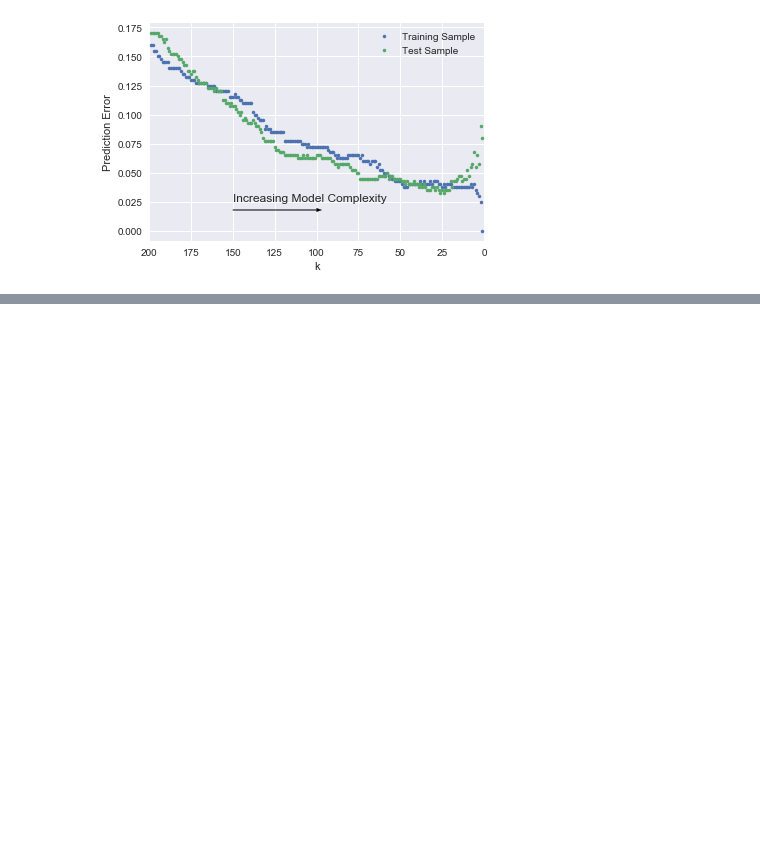
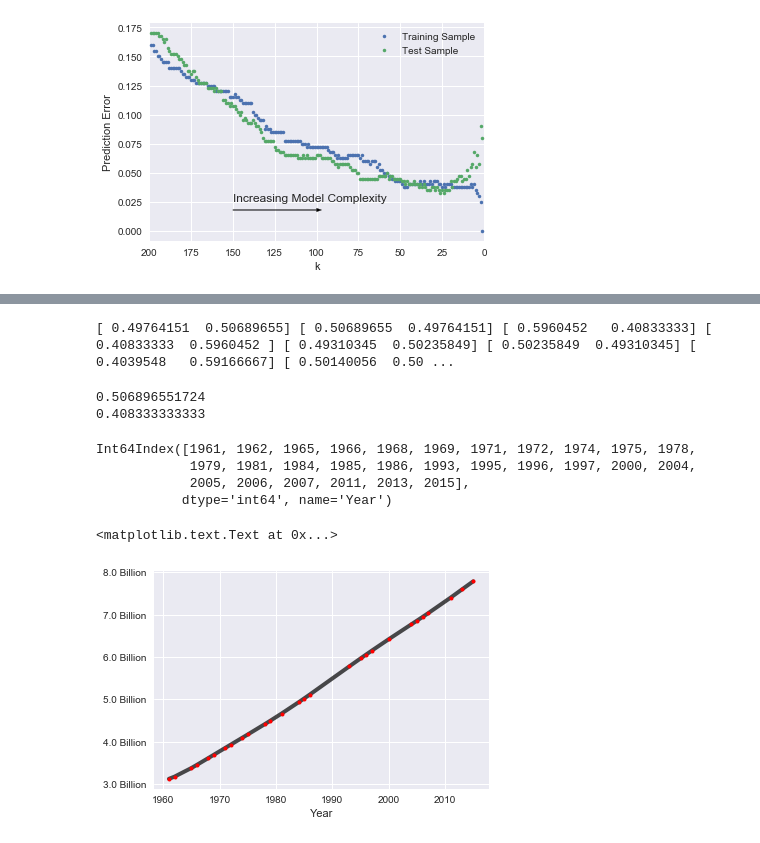
Before and after one commit to Python4AstronomersAndParticlePhysicists/PythonWorkshop-ICE, a Jupyter notebook: notebooks/08_01_MachineLearning.ipynb, the cells around one changed output, grey strips where cells are left out. Cells and saved outputs as stored; diff of their text form; code cells hidden in the pictures; blank space fills up the shorter version.

```diff
--- a/notebooks/08_01_MachineLearning.ipynb
+++ b/notebooks/08_01_MachineLearning.ipynb
@@ -848,0 +1112,67 @@ $$
+# %%
+def f_random(x):
+    return np.random.randint(2, size=len(x))
+
+prediction = f_random(X)
+cm = confusion_matrix(y, prediction)
+FP = cm.sum(axis=0) - np.diag(cm)
+FN = cm.sum(axis=1) - np.diag(cm)
+TP = np.diag(cm)
+TN = cm.sum() - (FP + FN + TP)
+
+# Sensitivity, hit rate, recall, or true positive rate
+TPR = TP/(TP+FN)
+# Specificity or true negative rate
+TNR = TN/(TN+FP)
+# Precision or positive predictive value
+PPV = TP/(TP+FP)
+# Negative predictive value
+NPV = TN/(TN+FN)
+# Fall out or false positive rate
+FPR = FP/(FP+TN)
+# False negative rate
+FNR = FN/(TP+FN)
+# False discovery rate
+FDR = FP/(TP+FP)
+
+# Overall accuracy
+ACC = (TP+TN)/(TP+FP+FN+TN)
+
+print(TPR, TNR, PPV, NPV, FPR, FNR, FDR, ACC)
+# %% [output]
+[ 0.49764151  0.50689655] [ 0.50689655  0.49764151] [ 0.5960452   0.40833333] [ 0.40833333  0.5960452 ] [ 0.49310345  0.50235849] [ 0.50235849  0.49310345] [ 0.4039548   0.59166667] [ 0.50140056  0.50 ...
+# %%
+from sklearn.metrics import recall_score, precision_score
+print(recall_score(y, prediction))
+print(precision_score(y, prediction))
+# %% [output]
+0.506896551724
+0.408333333333
+# %%
+from matplotlib.ticker import FuncFormatter
+df = pd.read_csv('../resources/population.csv')
+df = df.groupby('Year').sum().rename(columns={'Value': 'World Population'})
+
+sample = df.sample(frac=0.5).sort_index()
+coefficents = np.polyfit(sample.index, sample['World Population'], 20)
+prediction = np.poly1d(coefficents)
+
+def billions(x, pos):
+    return '%1.1f Billion' % (x*1e-10)
+
+formatter = FuncFormatter(billions)
+
+fig, ax = plt.subplots()
+ax.yaxis.set_major_formatter(formatter)
+
+print(sample.index)
+ax.plot(sample.index, prediction(sample.index), lw=4, color='black', alpha=0.7)
+ax.plot(sample.index, sample['World Population'], '.', color='red', ms=8)
+ax.set_xlabel('Year')
+# %% [output]
+Int64Index([1961, 1962, 1965, 1966, 1968, 1969, 1971, 1972, 1974, 1975, 1978,
+            1979, 1981, 1984, 1985, 1986, 1993, 1995, 1996, 1997, 2000, 2004,
+            2005, 2006, 2007, 2011, 2013, 2015],
+           dtype='int64', name='Year')
+<matplotlib.text.Text at 0x...>
+[figure, added]
```
Also changed, not shown: parts of 29 cells of this notebook, 1 other file.
